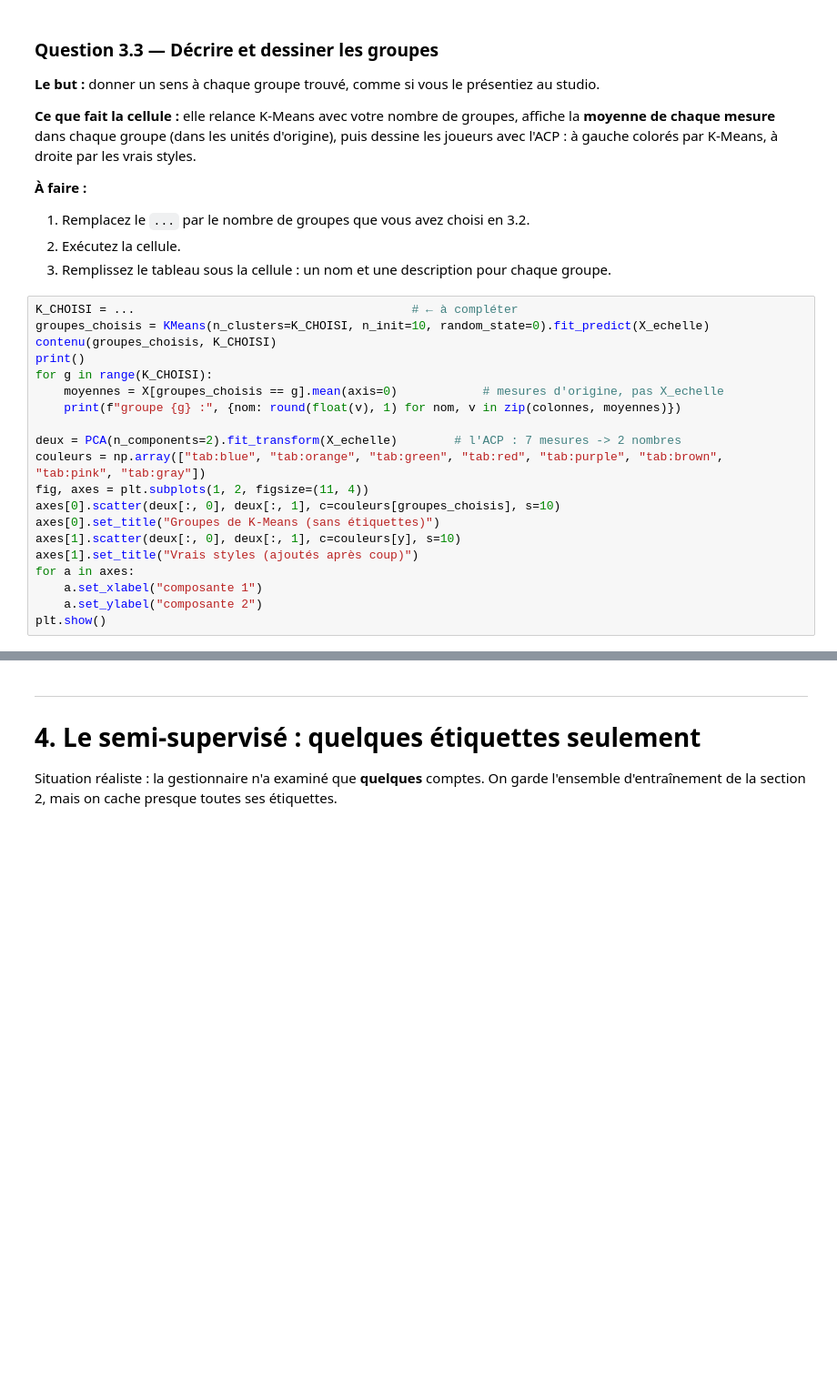
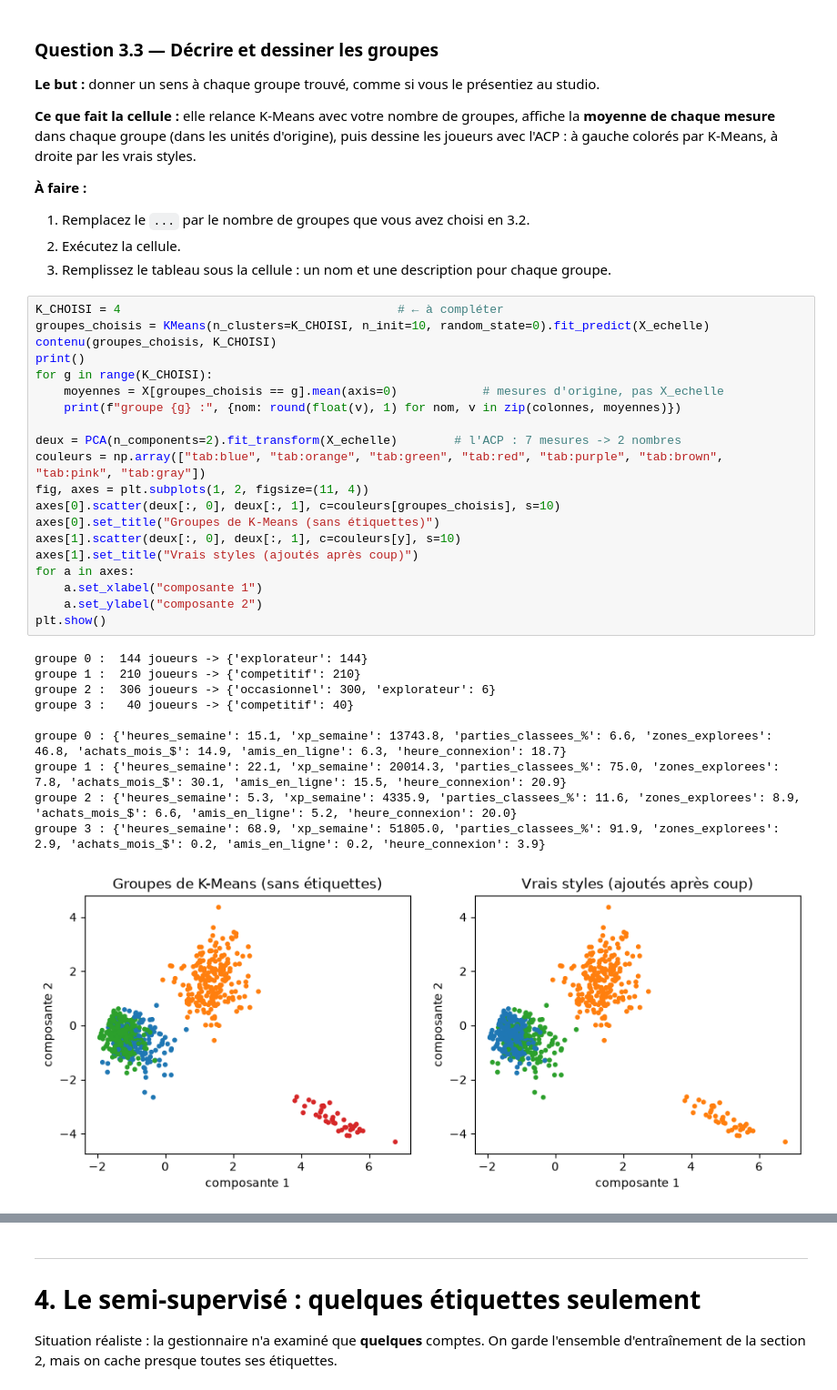
Before and after one commit to AndreGeorges/tp2_ia, a Jupyter notebook: TP2_depart.ipynb, the cells around one changed output, grey strips where cells are left out. Shown at 91% size. Saved outputs shown, nothing was run; the diff lists cells and outputs as text; blank space fills up the shorter version.

Commit message:
decrit et dessine les groupes avec KMeans et matplotlib, plus observations

```diff
--- a/TP2_depart.ipynb
+++ b/TP2_depart.ipynb
@@ -414,25 +414,36 @@ groupe 3 :   40 joueurs -> {'competitif': 40}
 2. Exécutez la cellule.
 3. Remplissez le tableau sous la cellule : un nom et une description pour chaque groupe.
 # %%
-K_CHOISI = ...                                       # ← à compléter
+K_CHOISI = 4                                       # ← à compléter
 groupes_choisis = KMeans(n_clusters=K_CHOISI, n_init=10, random_state=0).fit_predict(X_echelle)
 contenu(groupes_choisis, K_CHOISI)
 print()
 for g in range(K_CHOISI):
     moyennes = X[groupes_choisis == g].mean(axis=0)            # mesures d'origine, pas X_echelle
     print(f"groupe {g} :", {nom: round(float(v), 1) for nom, v in zip(colonnes, moyennes)})
 
 deux = PCA(n_components=2).fit_transform(X_echelle)        # l'ACP : 7 mesures -> 2 nombres
 couleurs = np.array(["tab:blue", "tab:orange", "tab:green", "tab:red", "tab:purple", "tab:brown", "tab:pink", "tab:gray"])
 fig, axes = plt.subplots(1, 2, figsize=(11, 4))
 axes[0].scatter(deux[:, 0], deux[:, 1], c=couleurs[groupes_choisis], s=10)
 axes[0].set_title("Groupes de K-Means (sans étiquettes)")
 axes[1].scatter(deux[:, 0], deux[:, 1], c=couleurs[y], s=10)
 axes[1].set_title("Vrais styles (ajoutés après coup)")
 for a in axes:
     a.set_xlabel("composante 1")
     a.set_ylabel("composante 2")
 plt.show()
+# %% [output]
+groupe 0 :  144 joueurs -> {'explorateur': 144}
+groupe 1 :  210 joueurs -> {'competitif': 210}
+groupe 2 :  306 joueurs -> {'occasionnel': 300, 'explorateur': 6}
+groupe 3 :   40 joueurs -> {'competitif': 40}
+
+groupe 0 : {'heures_semaine': 15.1, 'xp_semaine': 13743.8, 'parties_classees_%': 6.6, 'zones_explorees': 46.8, 'achats_mois_$': 14.9, 'amis_en_ligne': 6.3, 'heure_connexion': 18.7}
+groupe 1 : {'heures_semaine': 22.1, 'xp_semaine': 20014.3, 'parties_classees_%': 75.0, 'zones_explorees': 7.8, 'achats_mois_$': 30.1, 'amis_en_ligne': 15.5, 'heure_connexion': 20.9}
+groupe 2 : {'heures_semaine': 5.3, 'xp_semaine': 4335.9, 'parties_classees_%': 11.6, 'zones_explorees': 8.9, 'achats_mois_$': 6.6, 'amis_en_ligne': 5.2, 'heure_connexion': 20.0}
+groupe 3 : {'heures_semaine': 68.9, 'xp_semaine': 51805.0, 'parties_classees_%': 91.9, 'zones_explorees': 2.9, 'achats_mois_$': 0.2, 'amis_en_ligne': 0.2, 'heure_connexion': 3.9}
+[figure, added]
 # %% [markdown]
 | Groupe | Nom que vous lui donnez | Ce qui le caractérise (avec les moyennes) |
 |---|---|---|
```
Also changed, not shown: parts of 2 cells of this notebook.
